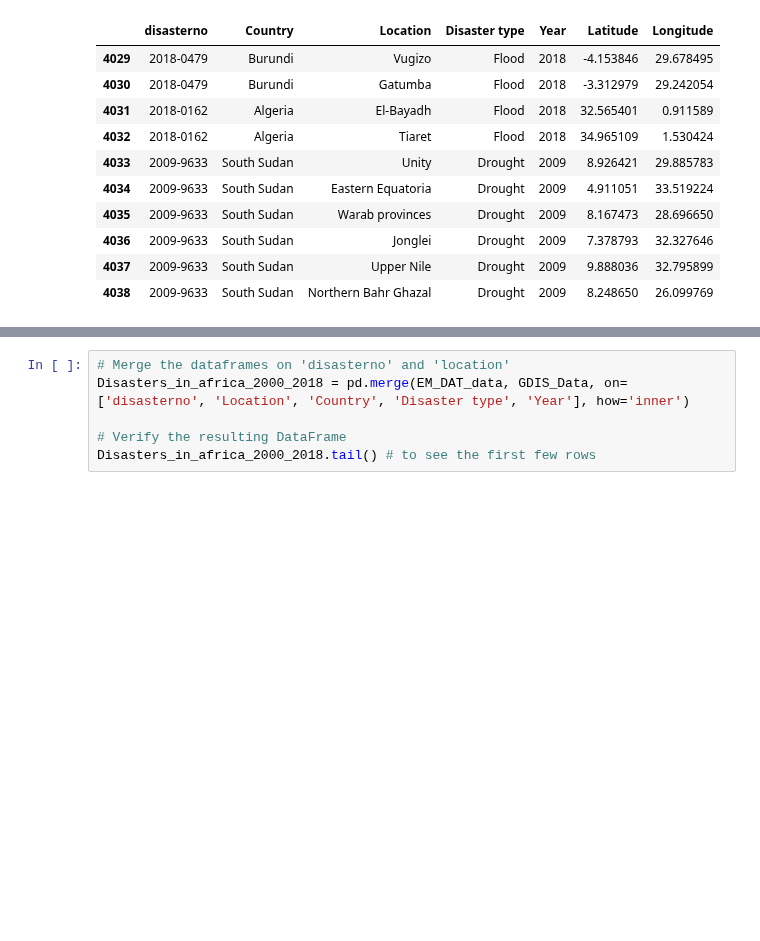
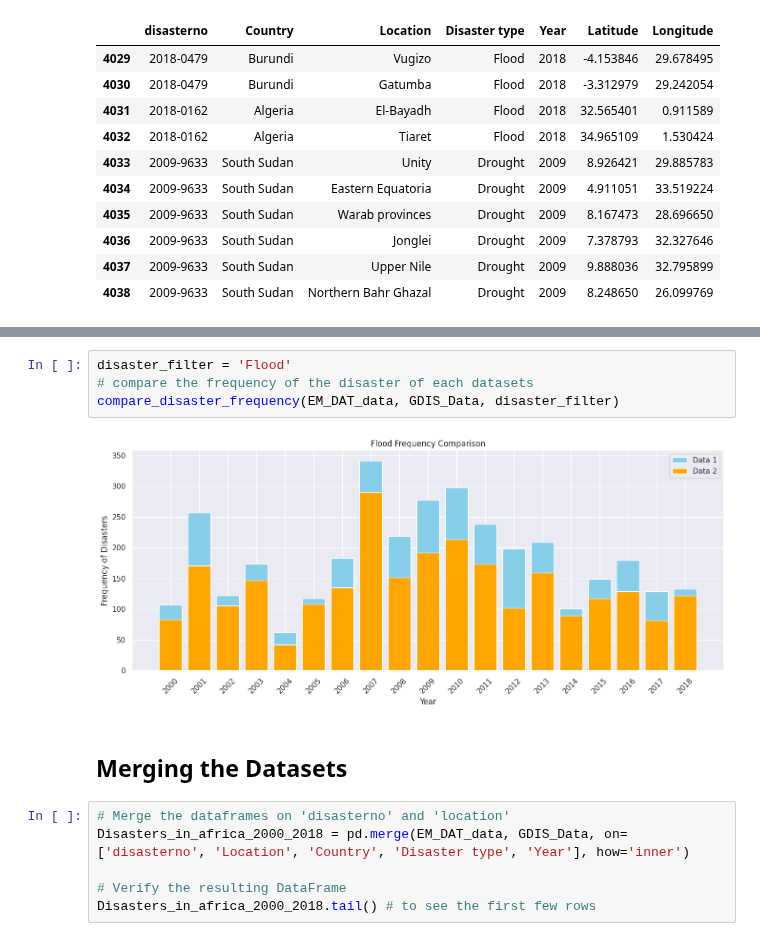
Before and after one commit to 0xpix/CERI-Project, a Jupyter notebook: notebooks/EDA.ipynb, the cells around one changed output, grey strips where cells are left out. Saved outputs shown, nothing was run; the diff lists cells and outputs as text; blank space fills up the shorter version.

```diff
--- a/notebooks/EDA.ipynb
+++ b/notebooks/EDA.ipynb
@@ -449,3 +457,11 @@ GDIS_Data.tail(10) # Display the last 10 rows of the processed data
+# %%
+disaster_filter = 'Flood'
+# compare the frequency of the disaster of each datasets
+compare_disaster_frequency(EM_DAT_data, GDIS_Data, disaster_filter)
+# %% [output]
+[figure, added]
+# %% [markdown]
+## Merging the Datasets
 # %%
 # Merge the dataframes on 'disasterno' and 'location'
 Disasters_in_africa_2000_2018 = pd.merge(EM_DAT_data, GDIS_Data, on=['disasterno', 'Location', 'Country', 'Disaster type', 'Year'], how='inner')
```
Also changed, not shown: parts of 35 cells of this notebook.
